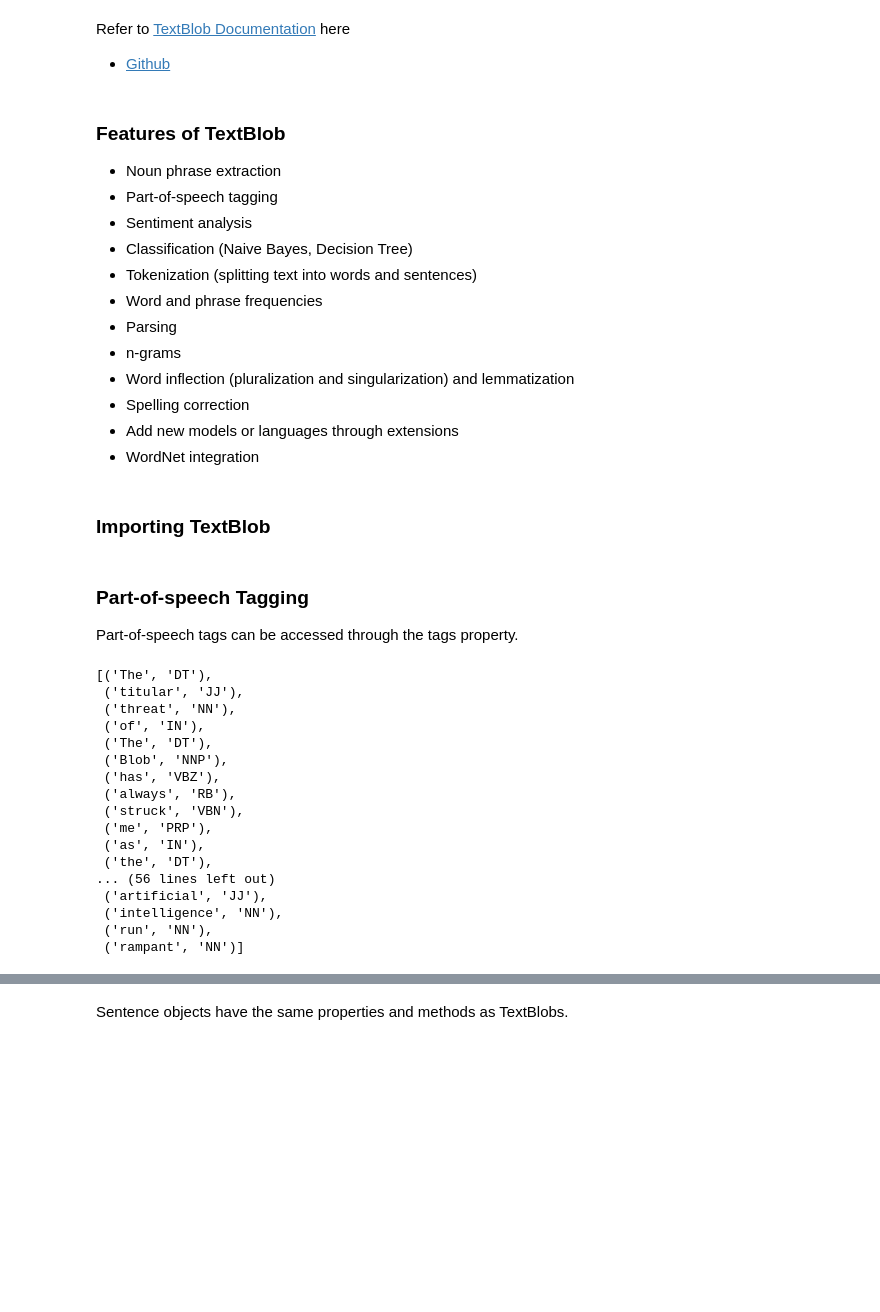
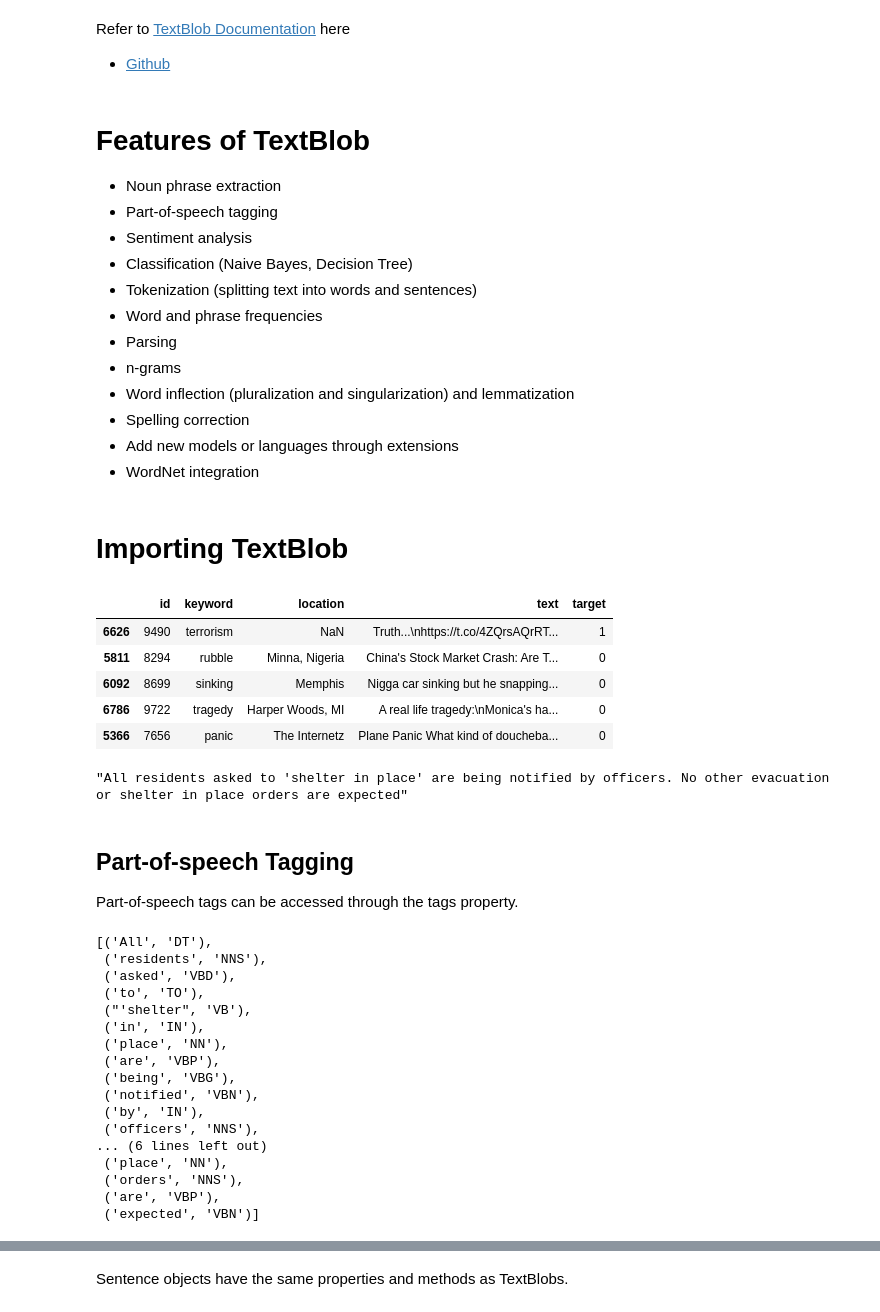
Before and after one commit to tejasurya/Guide-to-NLP-with-TextBlob, a Jupyter notebook: guide-to-nlp-in-textblob.ipynb, the cells around one changed output, grey strips where cells are left out. Drawn from its saved outputs; the diff is of its cells as text; code cells hidden in the pictures; blank space fills up the shorter version.

Commit message:
Kaggle Notebook | 📖Guide to NLP in TextBlob with Disaster tweets | Version 6

```diff
--- a/guide-to-nlp-in-textblob.ipynb
+++ b/guide-to-nlp-in-textblob.ipynb
@@ -32,7 +32,7 @@ Finished.
 Refer to [TextBlob Documentation](https://textblob.readthedocs.io/en/dev/) here
 - [Github](https://github.com/sloria/TextBlob)
 # %% [markdown]
-### Features of TextBlob
+# Features of TextBlob
 *    Noun phrase extraction
 *    Part-of-speech tagging
 *    Sentiment analysis
@@ -46,6 +46,6 @@ Refer to [TextBlob Documentation](https://textblob.readthedocs.io/en/dev/) here
 *    Add new models or languages through extensions
 *    WordNet integration
 # %% [markdown]
-### Importing TextBlob
+# Importing TextBlob
 # %%
 from textblob import TextBlob
@@ -63,28 +53,42 @@ artificial intelligence run rampant.
+# %%
+df = pd.read_csv('../input/nlp-getting-started/train.csv')
+df_test = pd.read_csv('../input/nlp-getting-started/test.csv')
+df.sample(5)
+# %% [output]
+|  | id | keyword | location | text | target |
+| 6626 | 9490 | terrorism | NaN | Truth...\nhttps://t.co/4ZQrsAQrRT... | 1 |
+| 5811 | 8294 | rubble | Minna, Nigeria | China's Stock Market Crash: Are T... | 0 |
+| 6092 | 8699 | sinking | Memphis | Nigga car sinking but he snapping... | 0 |
+| 6786 | 9722 | tragedy | Harper Woods, MI | A real life tragedy:\nMonica's ha... | 0 |
+| 5366 | 7656 | panic | The Internetz | Plane Panic What kind of doucheba... | 0 |
+# %%
+text = df.text.values
+text[2]
+# %% [output]
+"All residents asked to 'shelter in place' are being notified by officers. No other evacuation or shelter in place orders are expected"
 # %% [markdown]
-### Part-of-speech Tagging
+## Part-of-speech Tagging
 
 Part-of-speech tags can be accessed through the tags property.
 # %%
-blob = TextBlob(text)
+blob = TextBlob(text[2])
 blob.tags
-# [('The', 'DT'), ('titular', 'JJ'),
-#  ('threat', 'NN'), ('of', 'IN'), ]
 # %% [output]
-[('The', 'DT'),
- ('titular', 'JJ'),
- ('threat', 'NN'),
- ('of', 'IN'),
- ('The', 'DT'),
- ('Blob', 'NNP'),
- ('has', 'VBZ'),
- ('always', 'RB'),
- ('struck', 'VBN'),
- ('me', 'PRP'),
- ('as', 'IN'),
- ('the', 'DT'),
-... (56 lines left out)
- ('artificial', 'JJ'),
- ('intelligence', 'NN'),
- ('run', 'NN'),
- ('rampant', 'NN')]
+[('All', 'DT'),
+ ('residents', 'NNS'),
+ ('asked', 'VBD'),
+ ('to', 'TO'),
+ ("'shelter", 'VB'),
+ ('in', 'IN'),
+ ('place', 'NN'),
+ ('are', 'VBP'),
+ ('being', 'VBG'),
+ ('notified', 'VBN'),
+ ('by', 'IN'),
+ ('officers', 'NNS'),
+... (6 lines left out)
+ ('place', 'NN'),
+ ('orders', 'NNS'),
+ ('are', 'VBP'),
+ ('expected', 'VBN')]
 # %% [markdown]
```
Also changed, not shown: parts of 56 cells of this notebook.
